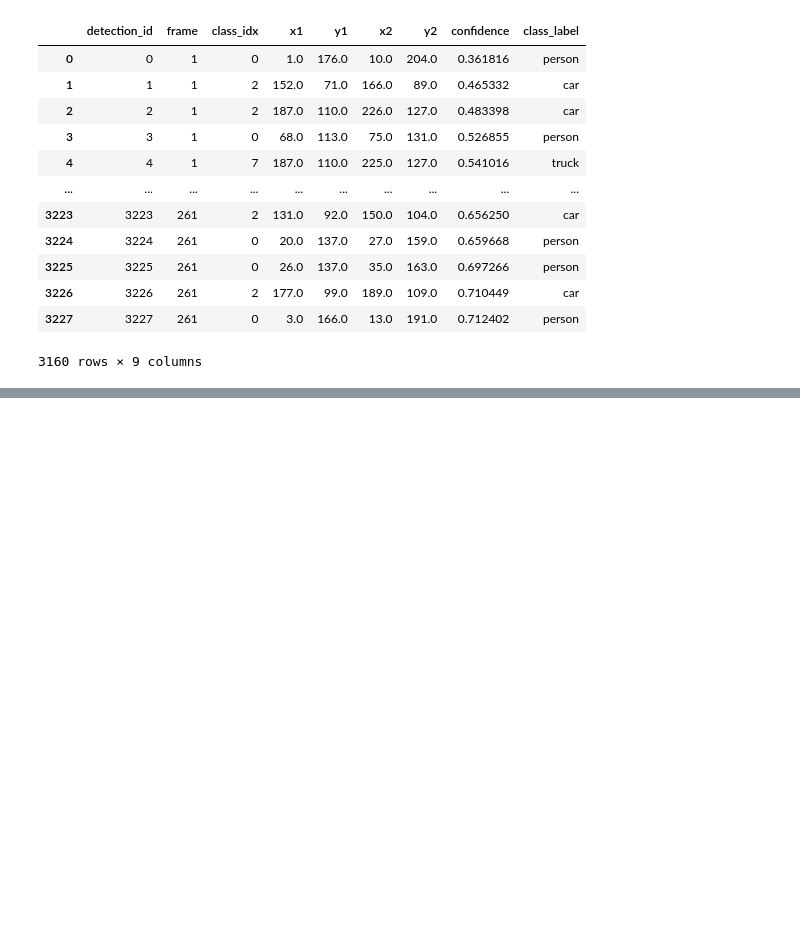
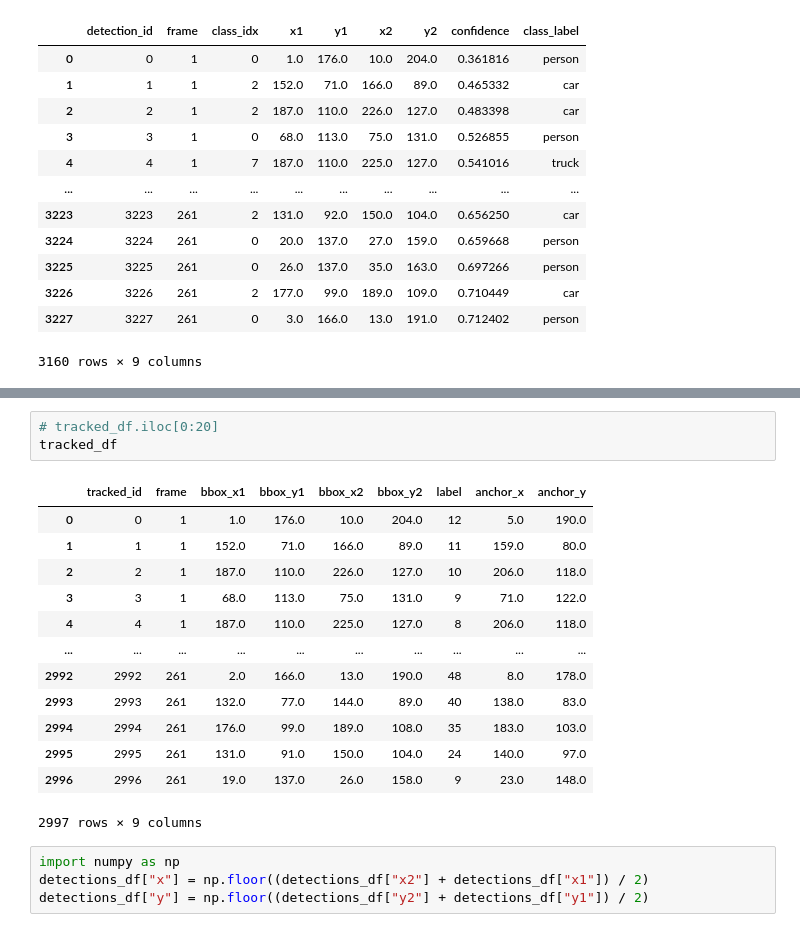
Before and after one commit to MEng-Team-Project/MEng-Team-Project-ML, a Jupyter notebook: notebooks/2. SQLite3 Attempt.ipynb, the cells around one changed output, grey strips where cells are left out. Cells and saved outputs as stored; diff of their text form; blank space fills up the shorter version.

```diff
--- a/notebooks/2. SQLite3 Attempt.ipynb
+++ b/notebooks/2. SQLite3 Attempt.ipynb
@@ -165,0 +176,21 @@ detections_df
+# %%
+# tracked_df.iloc[0:20]
+tracked_df
+# %% [output]
+|  | tracked_id | frame | bbox_x1 | bbox_y1 | bbox_x2 | bbox_y2 | label | anchor_x | anchor_y |
+| 0 | 0 | 1 | 1.0 | 176.0 | 10.0 | 204.0 | 12 | 5.0 | 190.0 |
+| 1 | 1 | 1 | 152.0 | 71.0 | 166.0 | 89.0 | 11 | 159.0 | 80.0 |
+| 2 | 2 | 1 | 187.0 | 110.0 | 226.0 | 127.0 | 10 | 206.0 | 118.0 |
+| 3 | 3 | 1 | 68.0 | 113.0 | 75.0 | 131.0 | 9 | 71.0 | 122.0 |
+| 4 | 4 | 1 | 187.0 | 110.0 | 225.0 | 127.0 | 8 | 206.0 | 118.0 |
+| ... | ... | ... | ... | ... | ... | ... | ... | ... | ... |
+| 2992 | 2992 | 261 | 2.0 | 166.0 | 13.0 | 190.0 | 48 | 8.0 | 178.0 |
+| 2993 | 2993 | 261 | 132.0 | 77.0 | 144.0 | 89.0 | 40 | 138.0 | 83.0 |
+| 2994 | 2994 | 261 | 176.0 | 99.0 | 189.0 | 108.0 | 35 | 183.0 | 103.0 |
+| 2995 | 2995 | 261 | 131.0 | 91.0 | 150.0 | 104.0 | 24 | 140.0 | 97.0 |
+| 2996 | 2996 | 261 | 19.0 | 137.0 | 26.0 | 158.0 | 9 | 23.0 | 148.0 |
+2997 rows × 9 columns
+# %%
+import numpy as np
+detections_df["x"] = np.floor((detections_df["x2"] + detections_df["x1"]) / 2)
+detections_df["y"] = np.floor((detections_df["y2"] + detections_df["y1"]) / 2)
```
Also changed, not shown: parts of 7 cells of this notebook.
